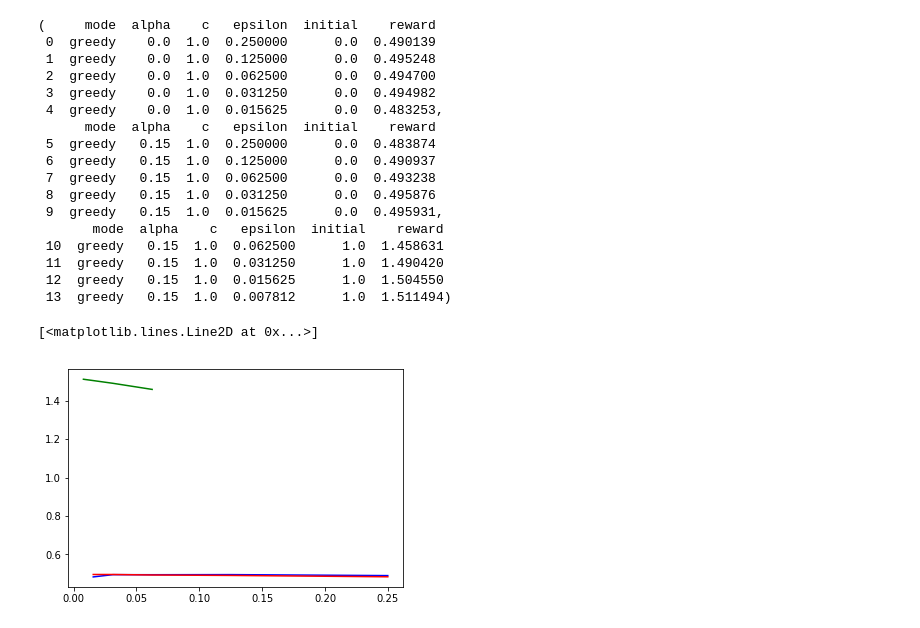
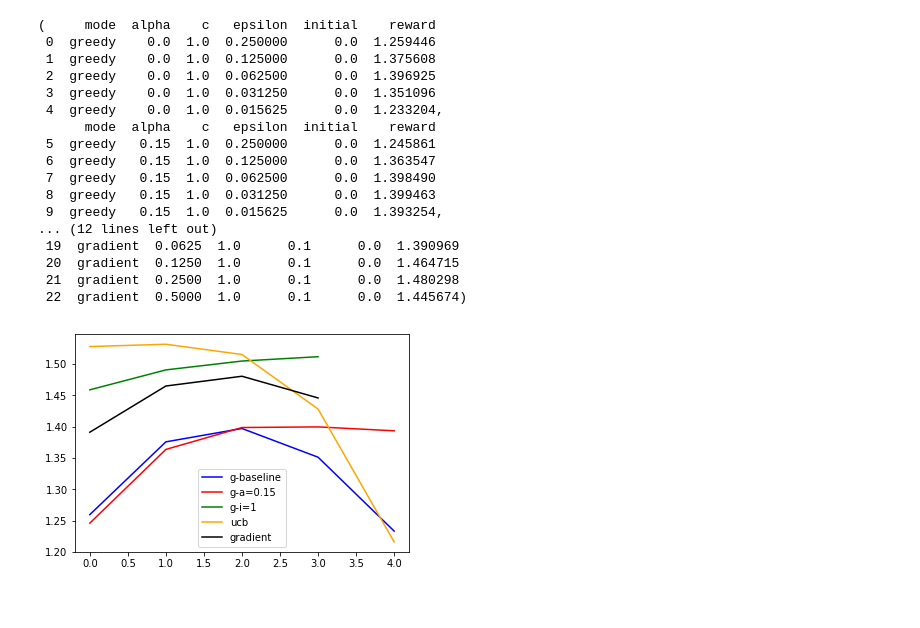
Before and after one commit to darthdeus/npfl122, a Jupyter notebook: labs/01/Result plots.ipynb, the cells around one changed output. Drawn from its saved outputs; the diff is of its cells as text; code cells hidden in the pictures.

```diff
--- a/labs/01/Result plots.ipynb
+++ b/labs/01/Result plots.ipynb
@@ -26,31 +28,38 @@ data
 # %%
-ex1 = data.loc[data["alpha"] == 0]
-ex2 = data.loc[(data["alpha"] > 0) & (data["initial"] == 0)]
-ex3 = data.loc[(data["alpha"] > 0) & (data["initial"] > 0)]
+ex1 = data.loc[(data["mode"] == "greedy") & (data["alpha"] == 0)]
+ex2 = data.loc[(data["mode"] == "greedy") & (data["alpha"] > 0) & (data["initial"] == 0)]
+ex3 = data.loc[(data["mode"] == "greedy") & (data["alpha"] > 0) & (data["initial"] > 0)]
+ex4 = data.loc[(data["mode"] == "ucb")]
+ex5 = data.loc[(data["mode"] == "gradient")]
 
-ex1,ex2,ex3
+ex1,ex2,ex3,ex4,ex5
 # %% [output]
 (     mode  alpha    c   epsilon  initial    reward
- 0  greedy    0.0  1.0  0.250000      0.0  0.490139
- 1  greedy    0.0  1.0  0.125000      0.0  0.495248
- 2  greedy    0.0  1.0  0.062500      0.0  0.494700
- 3  greedy    0.0  1.0  0.031250      0.0  0.494982
- 4  greedy    0.0  1.0  0.015625      0.0  0.483253,
+ 0  greedy    0.0  1.0  0.250000      0.0  1.259446
+ 1  greedy    0.0  1.0  0.125000      0.0  1.375608
+ 2  greedy    0.0  1.0  0.062500      0.0  1.396925
+ 3  greedy    0.0  1.0  0.031250      0.0  1.351096
+ 4  greedy    0.0  1.0  0.015625      0.0  1.233204,
       mode  alpha    c   epsilon  initial    reward
- 5  greedy   0.15  1.0  0.250000      0.0  0.483874
- 6  greedy   0.15  1.0  0.125000      0.0  0.490937
- 7  greedy   0.15  1.0  0.062500      0.0  0.493238
- 8  greedy   0.15  1.0  0.031250      0.0  0.495876
- 9  greedy   0.15  1.0  0.015625      0.0  0.495931,
-       mode  alpha    c   epsilon  initial    reward
- 10  greedy   0.15  1.0  0.062500      1.0  1.458631
- 11  greedy   0.15  1.0  0.031250      1.0  1.490420
- 12  greedy   0.15  1.0  0.015625      1.0  1.504550
- 13  greedy   0.15  1.0  0.007812      1.0  1.511494)
+ 5  greedy   0.15  1.0  0.250000      0.0  1.245861
+ 6  greedy   0.15  1.0  0.125000      0.0  1.363547
+ 7  greedy   0.15  1.0  0.062500      0.0  1.398490
+ 8  greedy   0.15  1.0  0.031250      0.0  1.399463
+ 9  greedy   0.15  1.0  0.015625      0.0  1.393254,
+... (12 lines left out)
+ 19  gradient  0.0625  1.0      0.1      0.0  1.390969
+ 20  gradient  0.1250  1.0      0.1      0.0  1.464715
+ 21  gradient  0.2500  1.0      0.1      0.0  1.480298
+ 22  gradient  0.5000  1.0      0.1      0.0  1.445674)
 # %%
-plt.plot(ex1.epsilon, ex1.reward, c="blue")
-plt.plot(ex2.epsilon, ex2.reward, c="red")
-plt.plot(ex3.epsilon, ex3.reward, c="green")
+plt.plot(range(len(ex1)), ex1.reward, c="blue", label="g-baseline")
+plt.plot(range(len(ex2)), ex2.reward, c="red", label="g-a=0.15")
+plt.plot(range(len(ex3)), ex3.reward, c="green", label="g-i=1")
+plt.plot(range(len(ex4)), ex4.reward, c="orange", label="ucb")
+plt.plot(range(len(ex5)), ex5.reward, c="black", label="gradient")
+plt.legend()
+
+plt.savefig("plot.png")
+plt.show()
 # %% [output]
-[<matplotlib.lines.Line2D at 0x...>]
-[figure, old version]
+[figure, new version]
```
Also changed, not shown: parts of 1 cell of this notebook, 3 other files.
